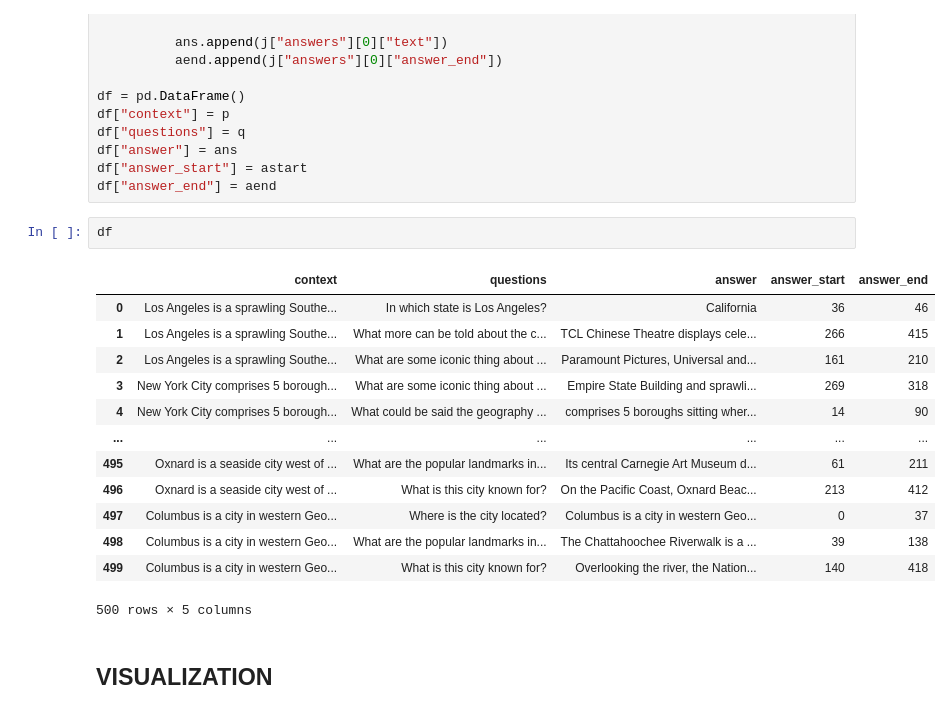
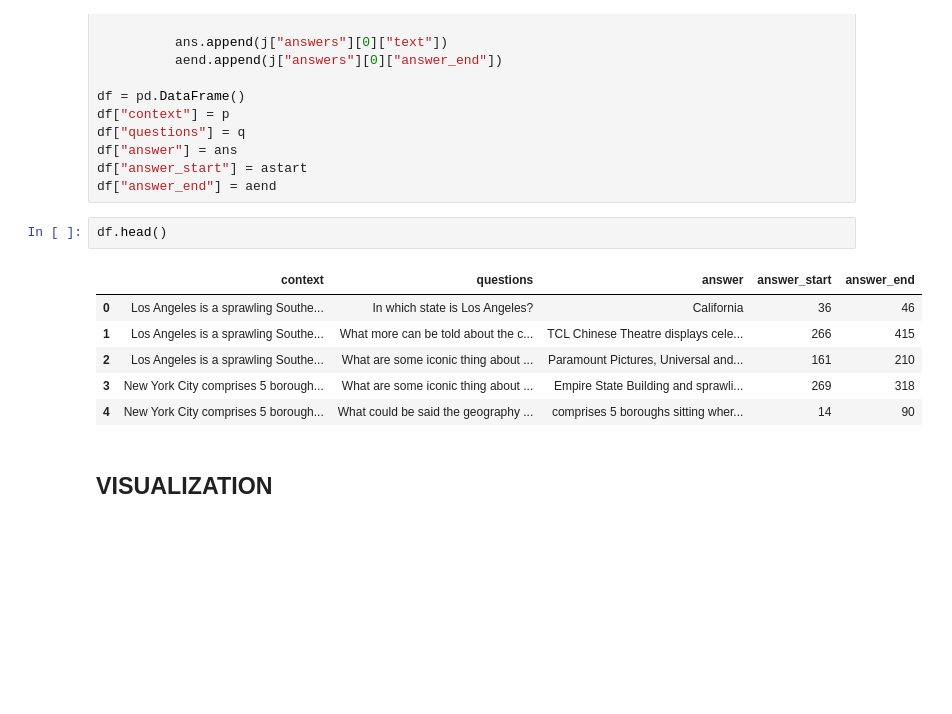
Before and after one commit to VineetKiragi/CMPE-257, a Jupyter notebook: CMPE_257_Question_Answering_Task_Rahul_NLP_analysis.ipynb, the cells around one changed output. Saved outputs shown, nothing was run; the diff lists cells and outputs as text; blank space fills up the shorter version.

```diff
--- a/CMPE_257_Question_Answering_Task_Rahul_NLP_analysis.ipynb
+++ b/CMPE_257_Question_Answering_Task_Rahul_NLP_analysis.ipynb
@@ -69,21 +51,14 @@ df["answer"] = ans
 df["answer_start"] = astart
 df["answer_end"] = aend
 # %%
-df
+df.head()
 # %% [output]
 |  | context | questions | answer | answer_start | answer_end |
 | 0 | Los Angeles is a sprawling Southe... | In which state is Los Angeles? | California | 36 | 46 |
 | 1 | Los Angeles is a sprawling Southe... | What more can be told about the c... | TCL Chinese Theatre displays cele... | 266 | 415 |
 | 2 | Los Angeles is a sprawling Southe... | What are some iconic thing about ... | Paramount Pictures, Universal and... | 161 | 210 |
 | 3 | New York City comprises 5 borough... | What are some iconic thing about ... | Empire State Building and sprawli... | 269 | 318 |
 | 4 | New York City comprises 5 borough... | What could be said the geography ... | comprises 5 boroughs sitting wher... | 14 | 90 |
-| ... | ... | ... | ... | ... | ... |
-| 495 | Oxnard is a seaside city west of ... | What are the popular landmarks in... | Its central Carnegie Art Museum d... | 61 | 211 |
-| 496 | Oxnard is a seaside city west of ... | What is this city known for? | On the Pacific Coast, Oxnard Beac... | 213 | 412 |
-| 497 | Columbus is a city in western Geo... | Where is the city located? | Columbus is a city in western Geo... | 0 | 37 |
-| 498 | Columbus is a city in western Geo... | What are the popular landmarks in... | The Chattahoochee Riverwalk is a ... | 39 | 138 |
-| 499 | Columbus is a city in western Geo... | What is this city known for? | Overlooking the river, the Nation... | 140 | 418 |
-500 rows × 5 columns
 # %% [markdown]
 ## VISUALIZATION
 # %%
```
Also changed, not shown: parts of 2 cells of this notebook.
